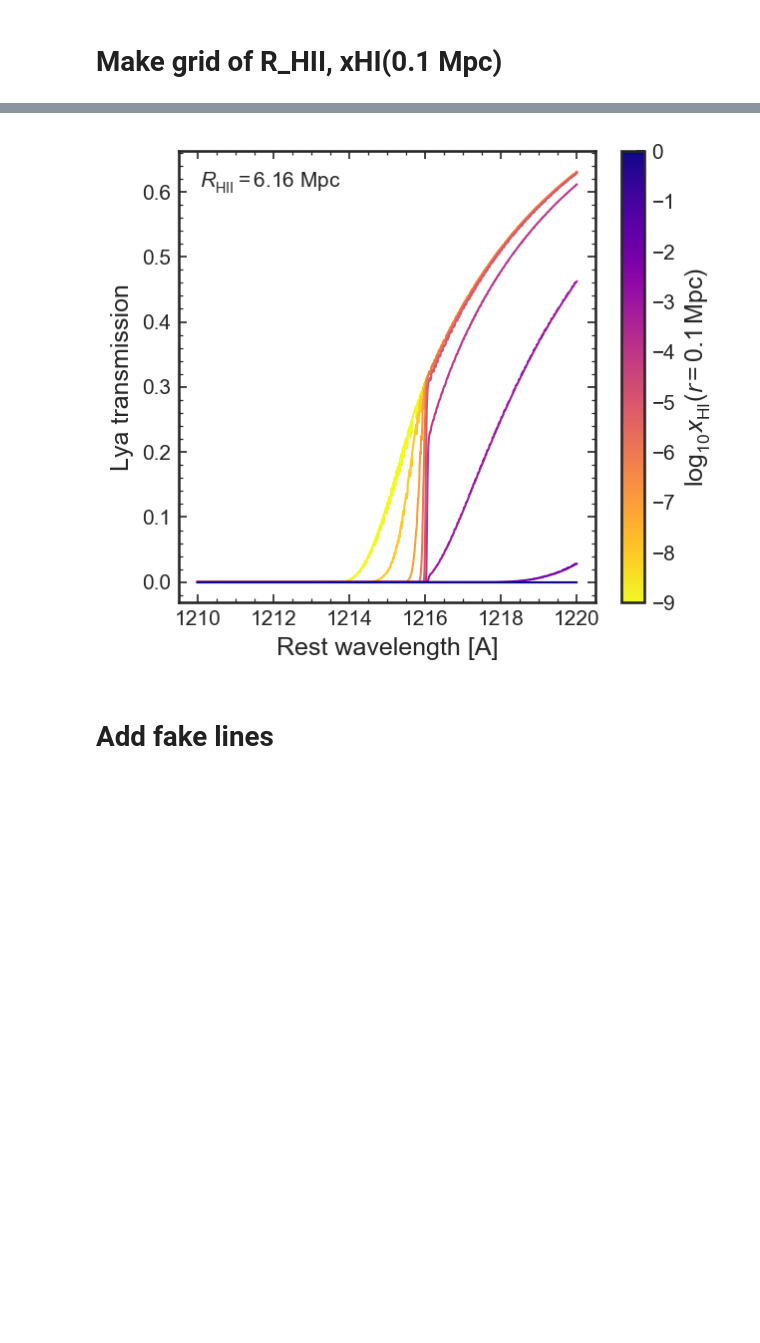
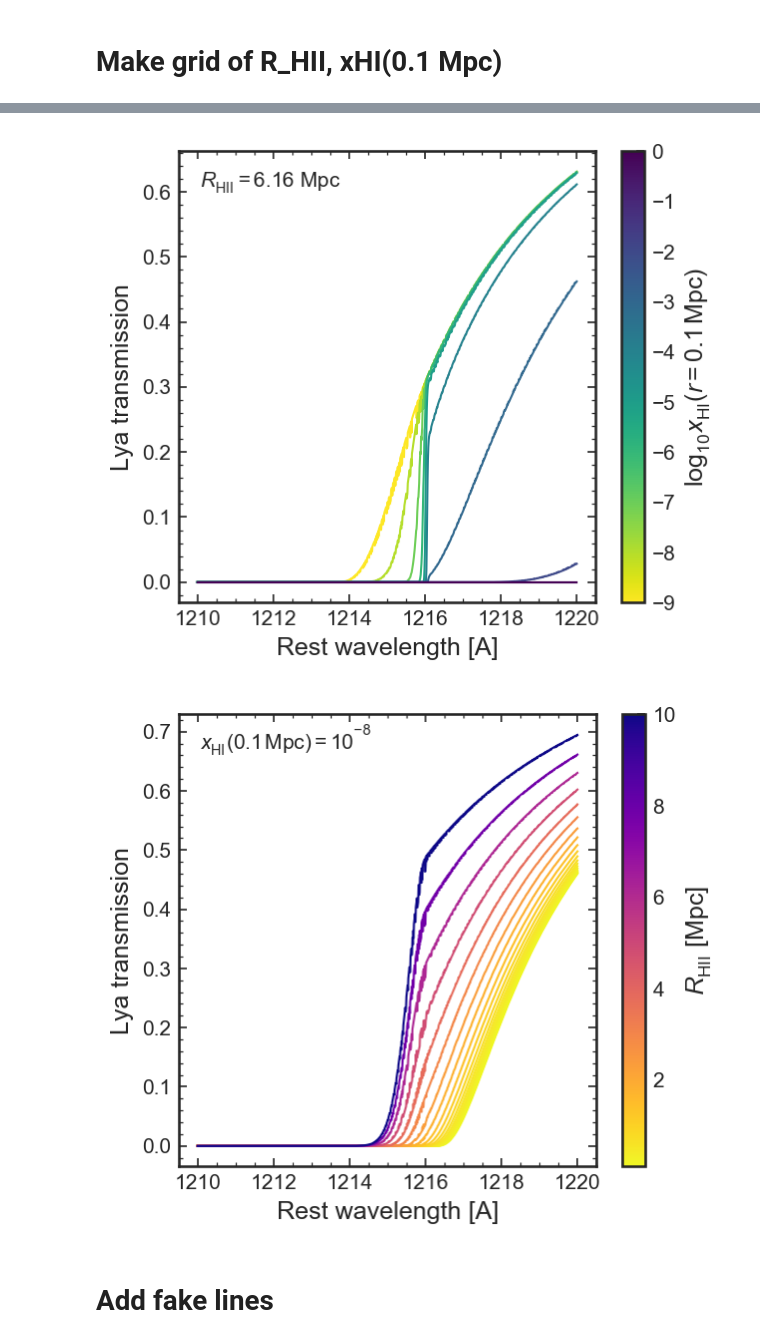
Before and after one commit to charlottenosam/LyaLineshapes, a Jupyter notebook: notebooks/bubble_size_lya_DV.ipynb, the cells around one changed output, grey strips where cells are left out. Saved outputs shown, nothing was run; the diff lists cells and outputs as text; code cells hidden in the pictures; blank space fills up the shorter version.

```diff
--- a/notebooks/bubble_size_lya_DV.ipynb
+++ b/notebooks/bubble_size_lya_DV.ipynb
@@ -947,7 +1001,7 @@ anim_tau.save(plotname, dpi=150, writer='imagemagick')
 def optical_depth_grid(wave_em, T, z_min, z_max, z_s=7.,
                   inside_HII=True, C_HII=3.,
                   xHI_01=1e-8, R_ion=1.*u.Mpc,
-                  ):
+                  r_slope=2.):
     """
     Lya optical depth as a function of wavelength
     using definition of optical depth and Lya cross-section
@@ -987,7 +1041,7 @@ def optical_depth_grid(wave_em, T, z_min, z_max, z_s=7.,
         # Residual neutral fraction
         if inside_HII:
             r   = bubbles.comoving_distance_from_source_Mpc(ztab, z_s)
-            xHI = xHI_approx(xHI_01, r, R_ion, r_slope=2.)
+            xHI = xHI_approx(xHI_01, r, R_ion, r_slope=r_slope)
         else:
             xHI = 1.
 
@@ -1002,14 +1056,14 @@ def optical_depth_grid(wave_em, T, z_min, z_max, z_s=7.,
 
     return tau
 
-def make_tau_grid(R_ion, xHI_01, z_s=7., z_min=6.):
+def make_tau_grid(R_ion, xHI_01, r_slope=2., z_s=7., z_min=6.):
 
     z_ion = bubbles.z_at_comoving_distance(R_ion, z_1=z_s)
 
     # inside bubble
     tau_HII = optical_depth_grid(wave_em, z_min=z_ion, z_max=z_s, z_s=z_s,
                             inside_HII=True, T=1.e4*u.K,
-                            xHI_01=xHI_01, R_ion=R_ion)
+                            xHI_01=xHI_01, R_ion=R_ion, r_slope=r_slope)
 
     # in IGM
     tau_IGM = optical_depth_grid(wave_em, z_min=z_min, z_max=z_ion, z_s=z_s,
@@ -1032,12 +1094,11 @@ plot_tau(tau_tab, wave_em, R_ion, transmission=True)
 # %%
-R_ion_tab  = np.logspace(-1, 1, 20) * u.Mpc
+R_ion_tab  = np.arange(0.1, 10, 0.2) * u.Mpc
 xHI_01_tab = np.logspace(-9, 0, 10)
 
 print(R_ion_tab)
 print(xHI_01_tab)
 
-import itertools as it
-
+start = time.time()
 tau_total_dict = {}
 for R_ion, xHI_01 in it.product(R_ion_tab, xHI_01_tab):
     R_ion_key = np.round(R_ion, 2)
@@ -1050,4 +1111,9 @@ for R_ion, xHI_01 in it.product(R_ion_tab, xHI_01_tab):
     tau_total_dict[(R_ion_key, xHI_01_key)] = tau_total
 
     del tau_HII, tau_IGM, tau_total
+
+end = time.time()
+print(end - start)
+
+np.save('../data/tau_total_dict_RHII_xHI_grid_linear', tau_total_dict)
 # %% [output]
@@ -1071,23 +1137,46 @@ for R_ion, xHI_01 in it.product(R_ion_tab, xHI_01_tab):
 # %%
-s_m = bubbles.scalar_mappable(np.log10(xHI_01_tab), cmap='plasma_r')
+# Change xHI
+s_m = bubbles.scalar_mappable(np.log10(xHI_01_tab), cmap='viridis_r')
 
 plt.figure(figsize=(4.5,4))
 
 R_ion_key  = 6.16*u.Mpc
 for xHI_01 in (xHI_01_tab):
     xHI_01_key = np.round(np.log10(xHI_01),2)
 
-    plt.plot(wave_em, np.exp(-tau_total_dict[(R_ion_key, xHI_01_key)]), c=s_m.to_rgba(xHI_01_key), alpha=1, lw=1)
+    plt.plot(wave_em, np.exp(-tau_total_dict[(R_ion_key, xHI_01_key)]),
+             c=s_m.to_rgba(xHI_01_key), alpha=1, lw=1)
 
 plt.annotate('$R_\mathrm{HII} = $%s' % R_ion_key, xy=(0.05,0.92), xycoords='axes fraction')
 
 plt.colorbar(s_m, label='$\log_{10} x_\mathrm{HI} (r=0.1\,$Mpc$)$')
 plt.xlabel('Rest wavelength [A]')
 plt.ylabel('Lya transmission')
 
 plt.savefig('../figs/transmission_xHI_change.pdf', bbox_inches='tight')
+
+# Change R_HII
+s_m = bubbles.scalar_mappable(R_ion_tab.value, cmap='plasma_r')
+
+plt.figure(figsize=(4.5,4))
+
+xHI_01_key  = -8.0
+for R_ion in (R_ion_tab):
+    R_ion_key = np.round(R_ion, 2)
+
+    plt.plot(wave_em, np.exp(-tau_total_dict[(R_ion_key, xHI_01_key)]),
+             c=s_m.to_rgba(R_ion_key.value), alpha=1, lw=1)
+
+plt.annotate('$x_\mathrm{HI}(0.1\,$Mpc$) = 10^{%.0f}$' % xHI_01_key, xy=(0.05,0.92), xycoords='axes fraction')
+
+plt.colorbar(s_m, label='$R_\mathrm{HII}$ [Mpc]')
+plt.xlabel('Rest wavelength [A]')
+plt.ylabel('Lya transmission')
+
+plt.savefig('../figs/transmission_RHII_change.pdf', bbox_inches='tight')
 # %% [output]
-[figure, old version]
+[figure, new version]
+[figure, added]
 # %% [markdown]
 # Add fake lines
 # %% [markdown]
```
Also changed, not shown: parts of 20 cells of this notebook, 9 other files.
